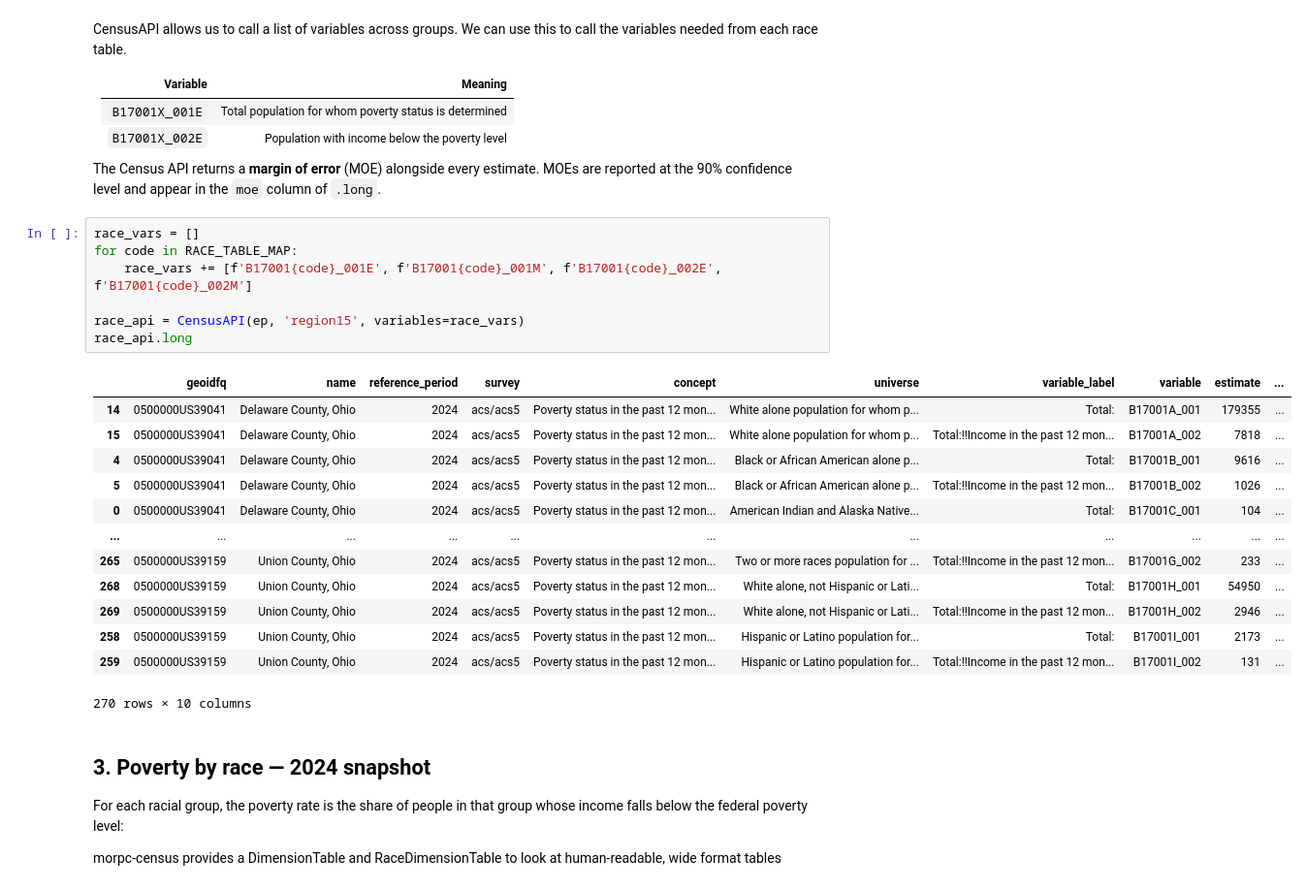
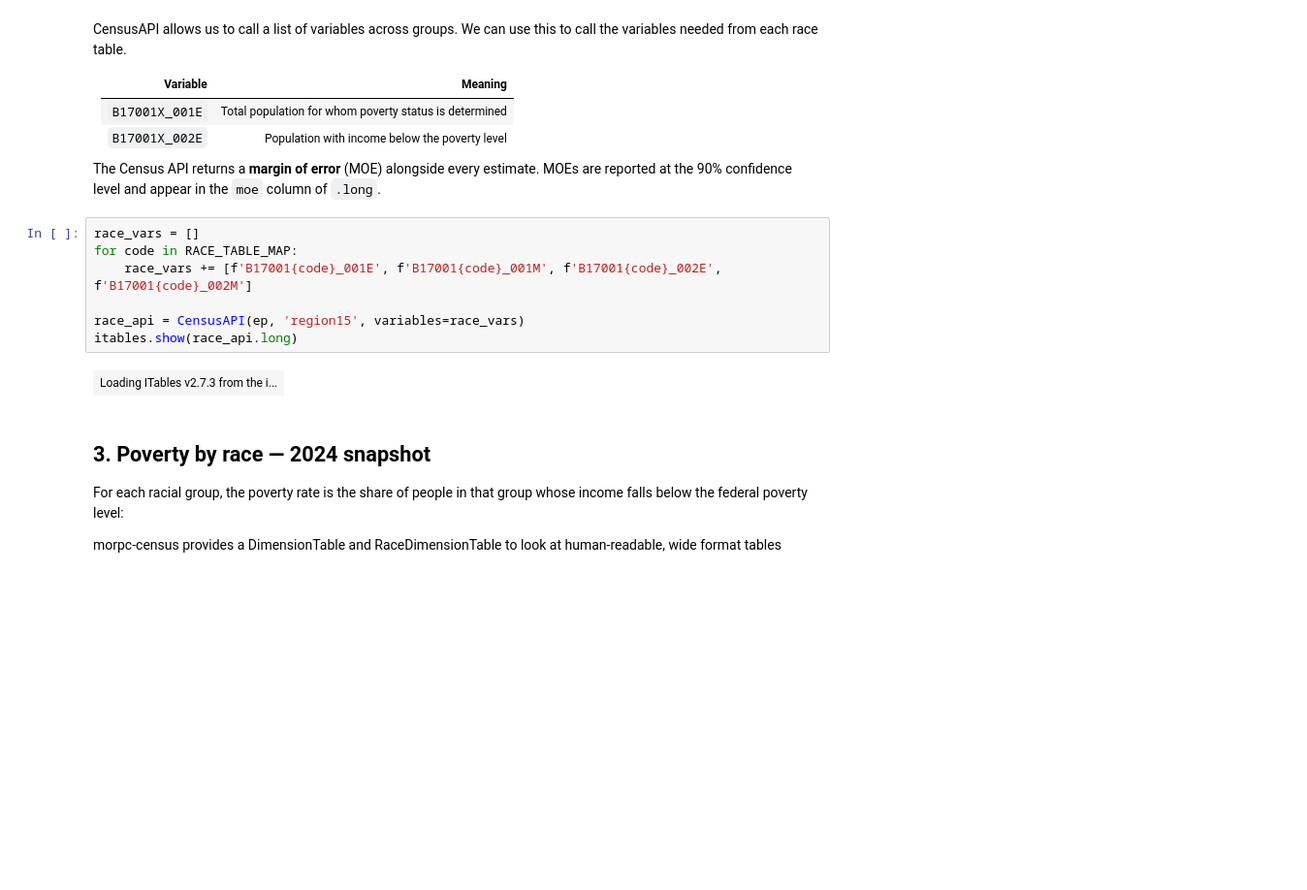
Before and after one commit to jinskeep-morpc/morpc-census, a Jupyter notebook: doc/03-morpc-poverty-race-demo.ipynb, the cells around one changed output. Shown at 97% size. Drawn from its saved outputs; the diff is of its cells as text; blank space fills up the shorter version.

```diff
--- a/doc/03-morpc-poverty-race-demo.ipynb
+++ b/doc/03-morpc-poverty-race-demo.ipynb
@@ -114,24 +107,12 @@ MOEs are reported at the 90% confidence level and appear in the `moe` column of
 # %%
 race_vars = []
 for code in RACE_TABLE_MAP:
     race_vars += [f'B17001{code}_001E', f'B17001{code}_001M', f'B17001{code}_002E', f'B17001{code}_002M']
 
 race_api = CensusAPI(ep, 'region15', variables=race_vars)
-race_api.long
+itables.show(race_api.long)
 # %% [output]
-|  | geoidfq | name | reference_period | survey | concept | universe | variable_label | variable | estimate | ... |
-| 14 | 0500000US39041 | Delaware County, Ohio | 2024 | acs/acs5 | Poverty status in the past 12 mon... | White alone population for whom p... | Total: | B17001A_001 | 179355 | ... |
-| 15 | 0500000US39041 | Delaware County, Ohio | 2024 | acs/acs5 | Poverty status in the past 12 mon... | White alone population for whom p... | Total:!!Income in the past 12 mon... | B17001A_002 | 7818 | ... |
-| 4 | 0500000US39041 | Delaware County, Ohio | 2024 | acs/acs5 | Poverty status in the past 12 mon... | Black or African American alone p... | Total: | B17001B_001 | 9616 | ... |
-| 5 | 0500000US39041 | Delaware County, Ohio | 2024 | acs/acs5 | Poverty status in the past 12 mon... | Black or African American alone p... | Total:!!Income in the past 12 mon... | B17001B_002 | 1026 | ... |
-| 0 | 0500000US39041 | Delaware County, Ohio | 2024 | acs/acs5 | Poverty status in the past 12 mon... | American Indian and Alaska Native... | Total: | B17001C_001 | 104 | ... |
-| ... | ... | ... | ... | ... | ... | ... | ... | ... | ... | ... |
-| 265 | 0500000US39159 | Union County, Ohio | 2024 | acs/acs5 | Poverty status in the past 12 mon... | Two or more races population for ... | Total:!!Income in the past 12 mon... | B17001G_002 | 233 | ... |
-| 268 | 0500000US39159 | Union County, Ohio | 2024 | acs/acs5 | Poverty status in the past 12 mon... | White alone, not Hispanic or Lati... | Total: | B17001H_001 | 54950 | ... |
-| 269 | 0500000US39159 | Union County, Ohio | 2024 | acs/acs5 | Poverty status in the past 12 mon... | White alone, not Hispanic or Lati... | Total:!!Income in the past 12 mon... | B17001H_002 | 2946 | ... |
-| 258 | 0500000US39159 | Union County, Ohio | 2024 | acs/acs5 | Poverty status in the past 12 mon... | Hispanic or Latino population for... | Total: | B17001I_001 | 2173 | ... |
-| 259 | 0500000US39159 | Union County, Ohio | 2024 | acs/acs5 | Poverty status in the past 12 mon... | Hispanic or Latino population for... | Total:!!Income in the past 12 mon... | B17001I_002 | 131 | ... |
+| Loading ITables v2.7.3 from the i... |
-270 rows × 10 columns
 # %% [markdown]
 ## 3. Poverty by race — 2024 snapshot
 
```
Also changed, not shown: parts of 12 cells of this notebook.
